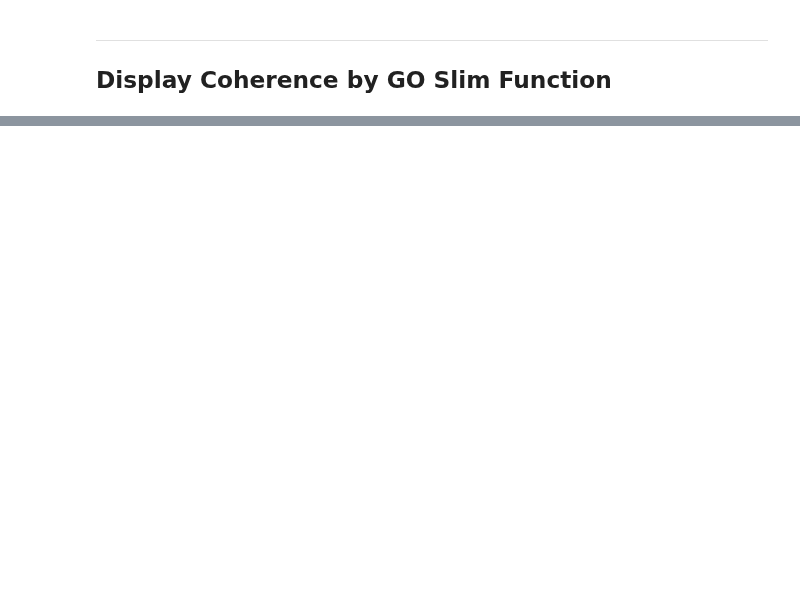
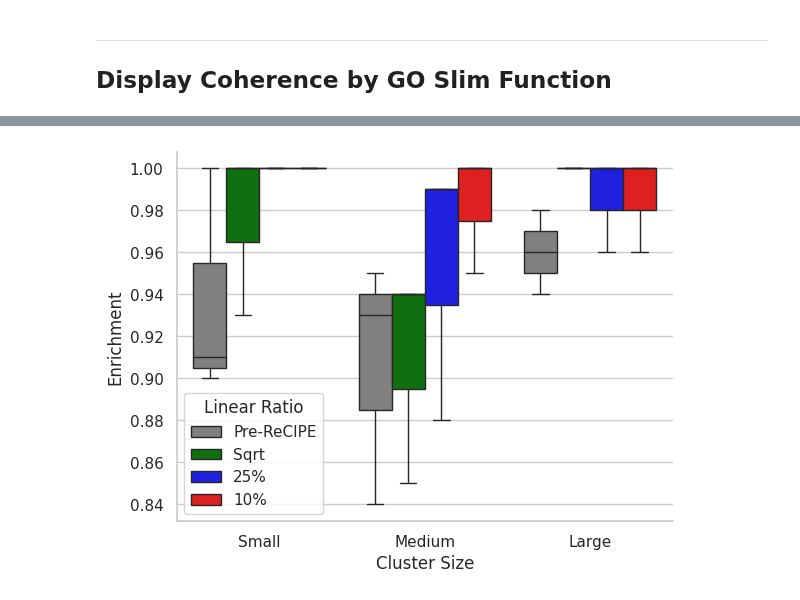
Before and after one commit to samsledje/philharmonic, a Jupyter notebook: nb/02_functional_permutation_analysis.ipynb, the cells around one changed output, grey strips where cells are left out. Cells and saved outputs as stored; diff of their text form; code cells hidden in the pictures; blank space fills up the shorter version.

```diff
--- a/nb/02_functional_permutation_analysis.ipynb
+++ b/nb/02_functional_permutation_analysis.ipynb
@@ -193,0 +354,10 @@ plt.show()
+# %%
+sns.boxplot(data=pct_func_enriched,
+              x="Cluster Size", y="Enrichment",
+              hue="Linear Ratio", hue_order = ["Pre-ReCIPE","Sqrt","25%","10%"],
+              palette={"10%": "red", "25%": "blue", "Sqrt": "green", "Pre-ReCIPE": "grey"},
+              dodge=True
+            )
+sns.despine()
+# %% [output]
+[figure, added]
```
Also changed, not shown: parts of 22 cells of this notebook, 2 other files.
